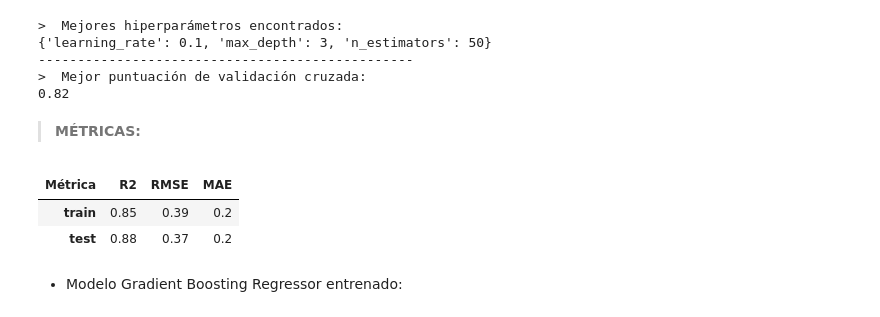
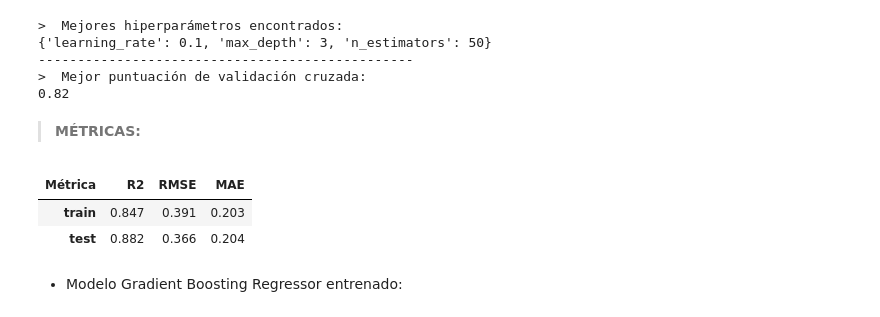
Before and after one commit to XimenaPO/MLProject_Medical_Cost, a Jupyter notebook: src/notebooks/project_resume.ipynb, the cells around one changed output. Saved outputs shown, nothing was run; the diff lists cells and outputs as text; code cells hidden in the pictures.

```diff
--- a/src/notebooks/project_resume.ipynb
+++ b/src/notebooks/project_resume.ipynb
@@ -1227,22 +1235,22 @@ rmse_test_gbr = mean_squared_error(y_test, predicciones_test_gbr, squared=False)
 # %%
 # Diccionario con los resultados
 resultados_dict_gbr = {
     'Métrica': ['R2', 'RMSE', 'MAE'],
-    'train': [round(r2_train_gbr, 2), round(rmse_train_gbr, 2), round(mae_train_gbr, 2)],
-    'test': [round(r2_test_gbr, 2), round(rmse_test_gbr, 2), round(mae_test_gbr, 2)]
+    'train': [round(r2_train_gbr, 3), round(rmse_train_gbr, 3), round(mae_train_gbr, 3)],
+    'test': [round(r2_test_gbr, 3), round(rmse_test_gbr, 3), round(mae_test_gbr, 3)]
 }
 
 # DataFrame con los resultados
 met_gbr = pd.DataFrame(resultados_dict_gbr)
 
 # Columna 'Métrica' como índice
 met_gbr.set_index('Métrica', inplace=True)
 
 met_gbr.T
 # %% [output]
 | Métrica | R2 | RMSE | MAE |
-| train | 0.85 | 0.39 | 0.2 |
-| test | 0.88 | 0.37 | 0.2 |
+| train | 0.847 | 0.391 | 0.203 |
+| test | 0.882 | 0.366 | 0.204 |
 # %% [markdown]
 - Modelo Gradient Boosting Regressor entrenado:
 # %%
```
Also changed, not shown: parts of 13 cells of this notebook.
